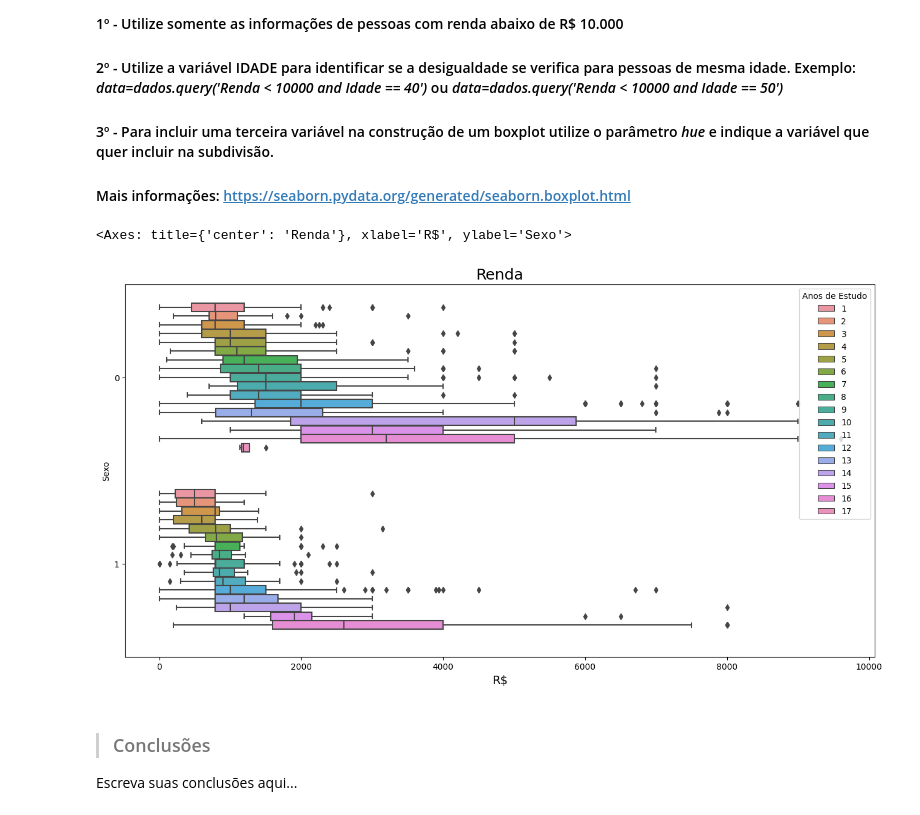
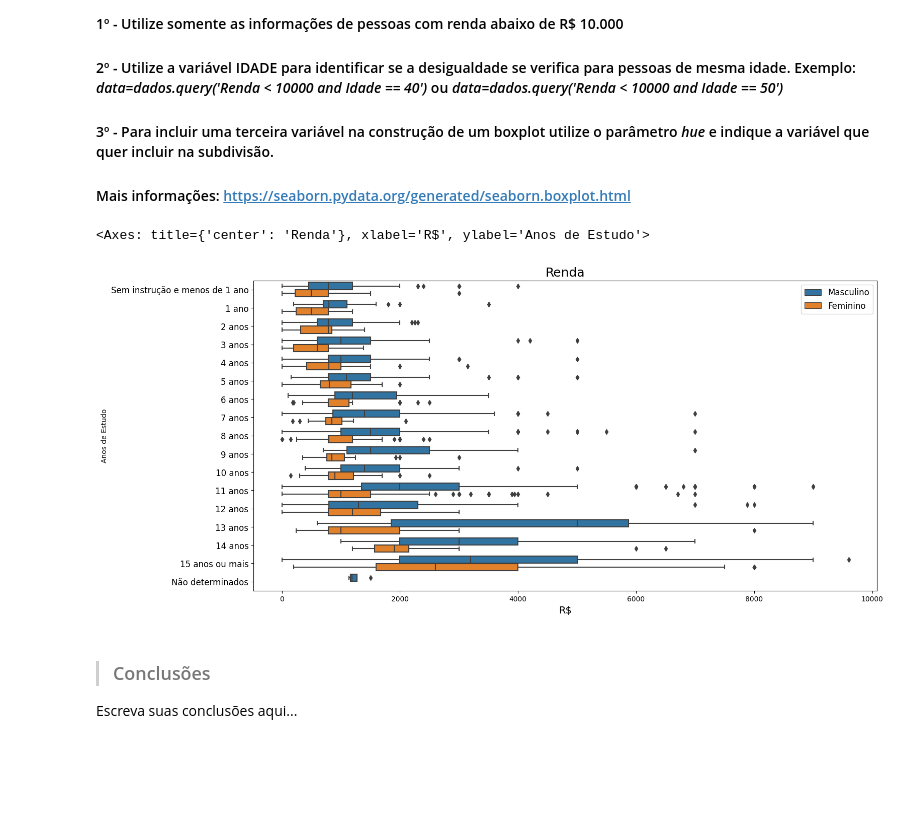
Before and after one commit to RayVilaca/Bootcamp-Data-Analytics, a Jupyter notebook: Cursos-Off/Alura/Estatística-com-Python/frequencias-e-medidas/Análise_Descritiva.ipynb, the cells around one changed output. Drawn from its saved outputs; the diff is of its cells as text; code cells hidden in the pictures; blank space fills up the shorter version.

```diff
--- a/Cursos-Off/Alura/Estatística-com-Python/frequencias-e-medidas/Análise_Descritiva.ipynb
+++ b/Cursos-Off/Alura/Estatística-com-Python/frequencias-e-medidas/Análise_Descritiva.ipynb
@@ -605,14 +634,18 @@ tabela_sexo_estudos_renda
 #### <font>3º - Para incluir uma terceira variável na construção de um boxplot utilize o parâmetro <i>hue</i> e indique a variável que quer incluir na subdivisão.</font>
 #### Mais informações: https://seaborn.pydata.org/generated/seaborn.boxplot.html
 # %%
-ax = sns.boxplot(x='Renda', y='Sexo', hue='Anos de Estudo', data=dados.query("Renda < 10000 and Idade==50"), orient='h')
+ax = sns.boxplot(x='Renda', y='Anos de Estudo', hue='Sexo', data=dados.query("Renda < 10000 and Idade==50"), orient='h')
 ax.figure.set_size_inches(16, 8)
 ax.set_title("Renda", fontsize=18)
 ax.set_xlabel("R$", fontsize=14)
+ax.set_yticklabels(list(anos_de_estudo.values()), fontsize=12)
+
+lg, _ = ax.get_legend_handles_labels()
+ax.legend(lg, list(sexo.values()), fontsize=12)
 ax
 # %% [output]
-<Axes: title={'center': 'Renda'}, xlabel='R$', ylabel='Sexo'>
+<Axes: title={'center': 'Renda'}, xlabel='R$', ylabel='Anos de Estudo'>
-[figure, old version]
+[figure, new version]
 # %% [markdown]
 > ### Conclusões
 
```
Also changed, not shown: parts of 9 cells of this notebook.
